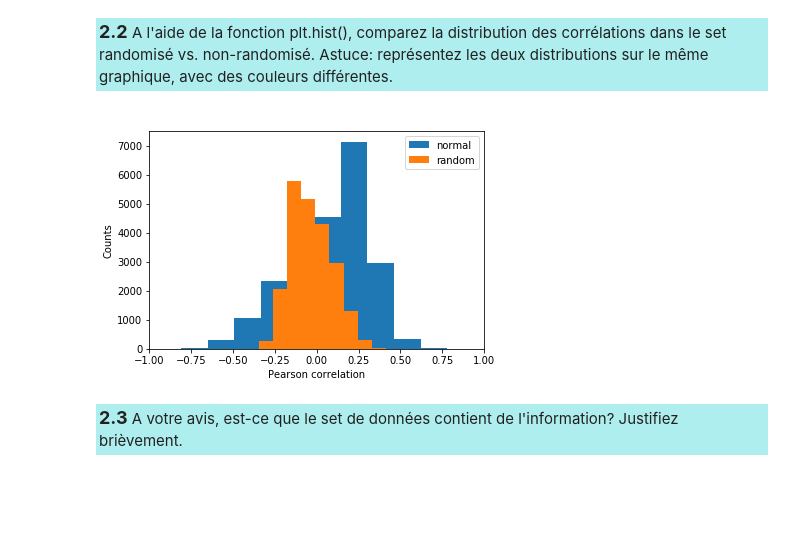
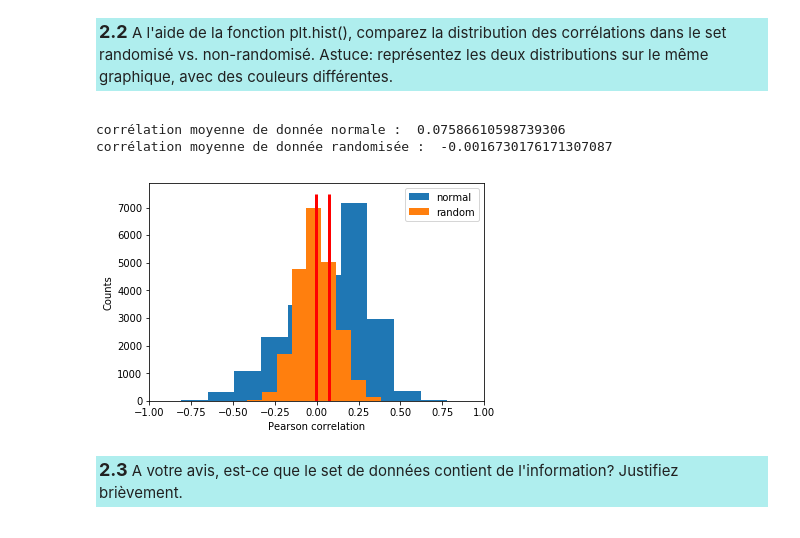
Before and after one commit to Nortalle/BBC_lab03_Guidoux_Vincent, a Jupyter notebook: Labo-3-4_BBC-2019-2.ipynb, the cells around one changed output. Saved outputs shown, nothing was run; the diff lists cells and outputs as text; code cells hidden in the pictures; blank space fills up the shorter version.

```diff
--- a/Labo-3-4_BBC-2019-2.ipynb
+++ b/Labo-3-4_BBC-2019-2.ipynb
@@ -452,15 +456,22 @@ compare_co = pearson_genes(data,desired_profile, False)
 compare_co_random = pearson_genes(data_random,desired_profile, False)
 # %%
 plt.figure()
+
+print("corrélation moyenne de donnée normale : ", np.mean(compare_co[0]))
+print("corrélation moyenne de donnée randomisée : ", np.mean(compare_co_random[0]))
+plt.vlines(np.mean(compare_co[0]),0,7500,'r',lw=3) # valeur observée = ligne verticale rouge
+plt.vlines(np.mean(compare_co_random[0]),0,7500,'r',lw=3) # valeur observée = ligne verticale rouge
 plt.hist(compare_co[0], label='normal')
 plt.hist(compare_co_random[0], label='random')
 plt.xlabel('Pearson correlation')
 plt.ylabel('Counts')
 plt.xlim([-1,1])
 plt.legend(loc='upper right')
 plt.show()
 # %% [output]
+corrélation moyenne de donnée normale :  0.07586610598739306
+corrélation moyenne de donnée randomisée :  -0.0016730176171307087
-[figure, old version]
+[figure, new version]
 # %% [markdown]
 <p style="background-color:#AFEEEE;padding:3px"><font size="4"><b>2.3 </b></font>
 A votre avis, est-ce que le set de données contient de l'information? Justifiez brièvement.
```
Also changed, not shown: parts of 17 cells of this notebook, 1 other file.
